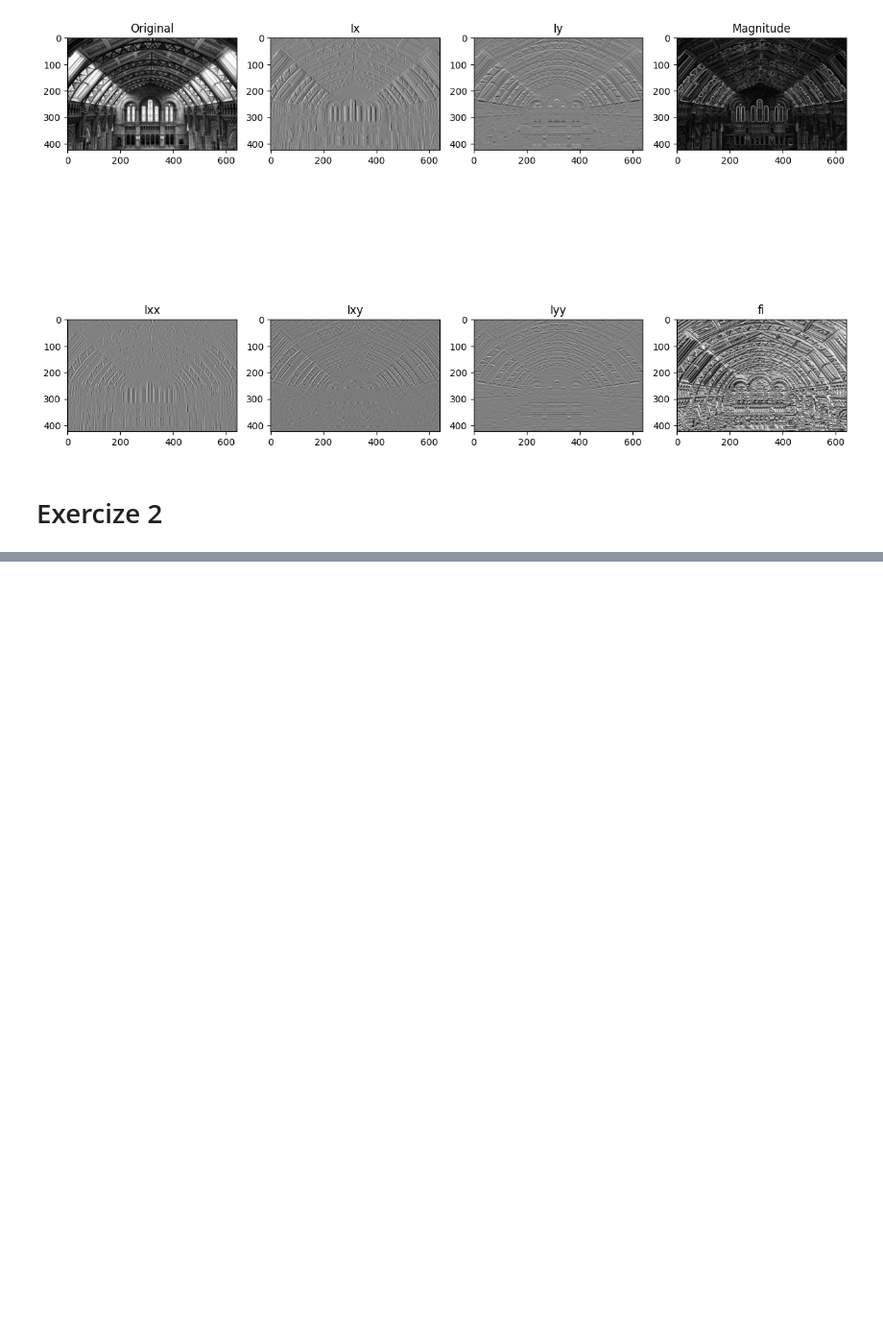
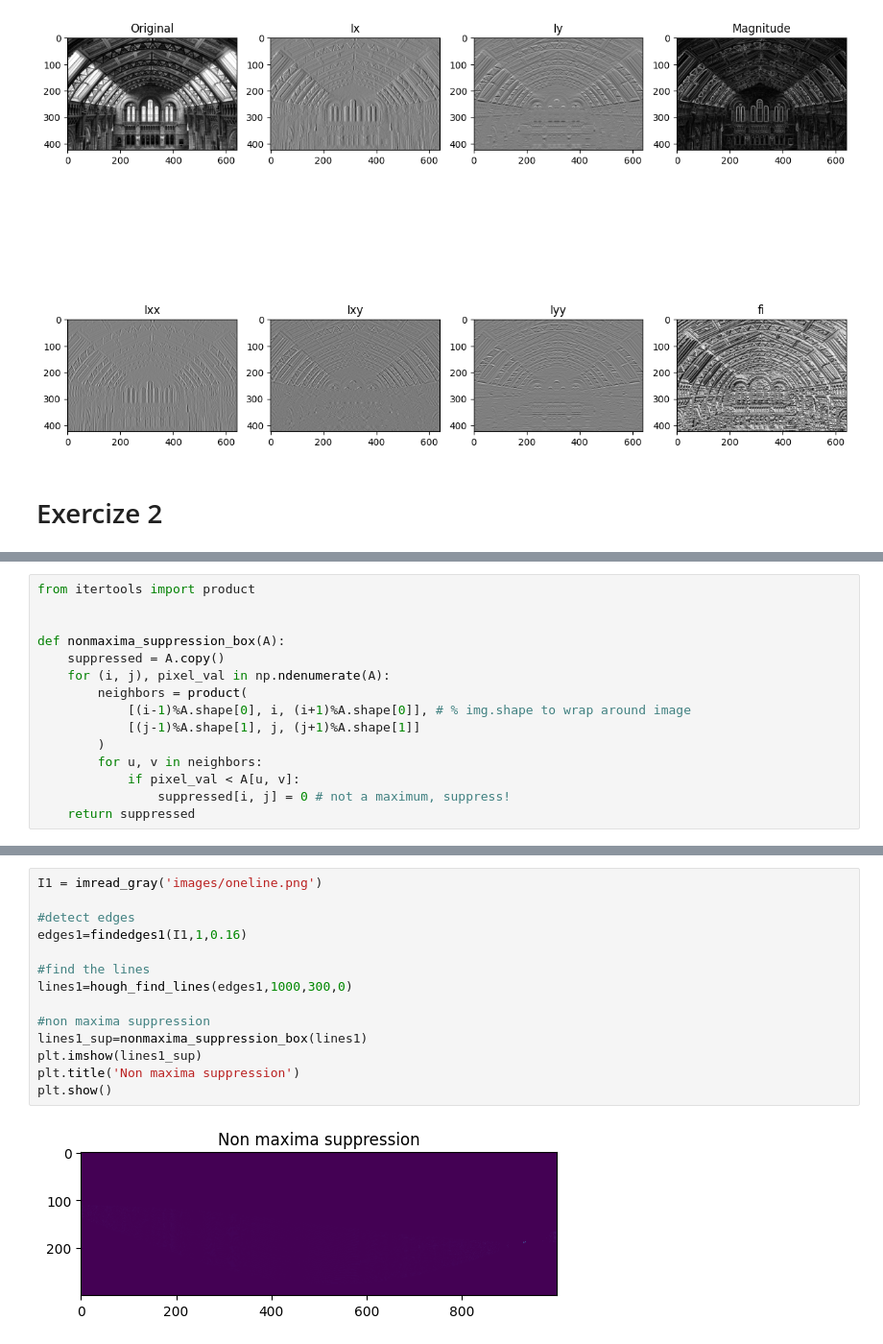
Before and after one commit to TheLukaDragar/UZ, a Jupyter notebook: assignment3/assigment3.ipynb, the cells around one changed output, grey strips where cells are left out. Shown at 96% size. Drawn from its saved outputs; the diff is of its cells as text; blank space fills up the shorter version.

```diff
--- a/assignment3/assigment3.ipynb
+++ b/assignment3/assigment3.ipynb
@@ -505,0 +586,15 @@ plt.show()
+# %%
+from itertools import product
+
+
+def nonmaxima_suppression_box(A):
+    suppressed = A.copy()
+    for (i, j), pixel_val in np.ndenumerate(A):
+        neighbors = product(
+            [(i-1)%A.shape[0], i, (i+1)%A.shape[0]], # % img.shape to wrap around image
+            [(j-1)%A.shape[1], j, (j+1)%A.shape[1]]
+        )
+        for u, v in neighbors:
+            if pixel_val < A[u, v]:
+                suppressed[i, j] = 0 # not a maximum, suppress!
+    return suppressed
@@ -505,0 +648,16 @@ plt.show()
+# %%
+I1 = imread_gray('images/oneline.png')
+
+#detect edges
+edges1=findedges1(I1,1,0.16)
+
+#find the lines
+lines1=hough_find_lines(edges1,1000,300,0)
+
+#non maxima suppression
+lines1_sup=nonmaxima_suppression_box(lines1)
+plt.imshow(lines1_sup)
+plt.title('Non maxima suppression')
+plt.show()
+# %% [output]
+[figure, added]
```
Also changed, not shown: parts of 16 cells of this notebook, 2 other files.
